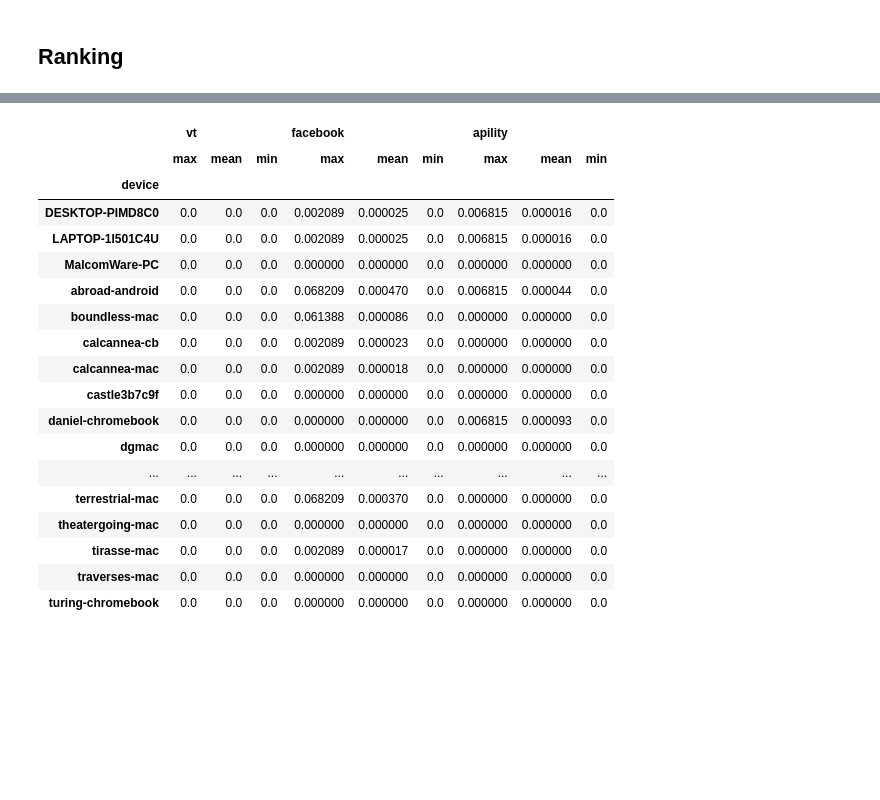
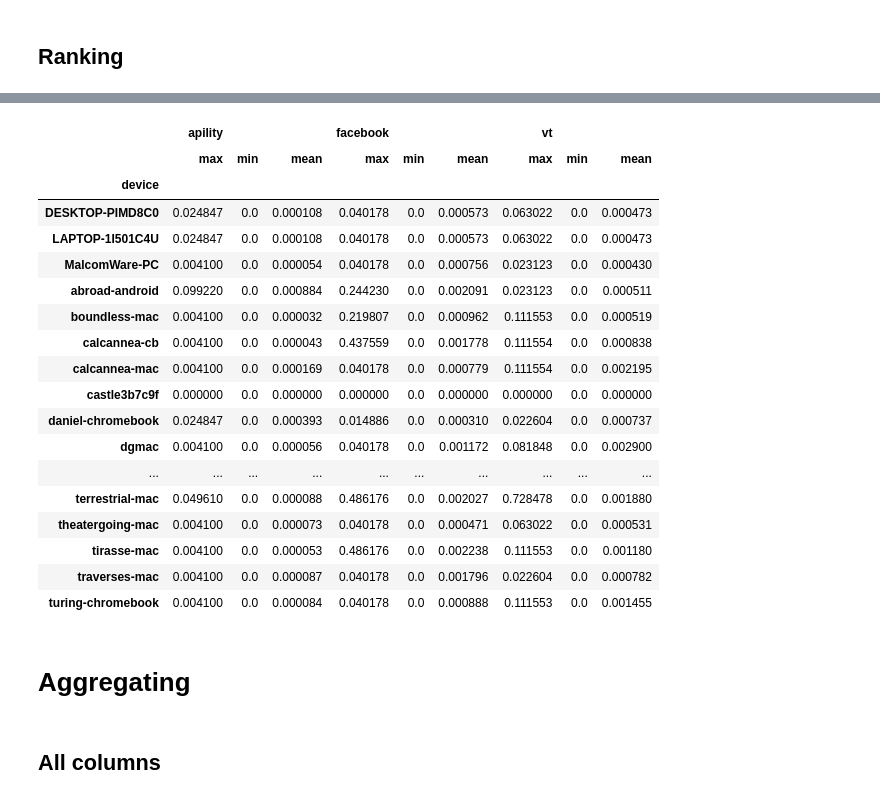
Before and after one commit to careytews/threat-graph-utils, a Jupyter notebook: domain-threat-vector.ipynb, the cells around one changed output, grey strips where cells are left out. Saved outputs shown, nothing was run; the diff lists cells and outputs as text; code cells hidden in the pictures; blank space fills up the shorter version.

```diff
--- a/domain-threat-vector.ipynb
+++ b/domain-threat-vector.ipynb
@@ -6,7 +6,7 @@
 import pickle
 import time
 # %%
-df = pickle.load(open("vector.DOMAINS"))
+df = pickle.load(open("vector.DOMAINS", "rb"))
 # %% [markdown]
 ## Show vector, timestamps converted to days
 # %%
@@ -306,22 +163,26 @@ df_sum.sort_values(by=["count"])
 # %%
-df_sum.groupby(["device"]).agg({v:{"max":"max","min":"min","mean":"mean"} for v in ["apility", "facebook", "vt"]})
+df.groupby(["device"]).agg({v:{"max":"max","min":"min","mean":"mean"} for v in ["apility", "facebook", "vt"]})
 # %% [output]
-|  | vt |  |  | facebook |  |  | apility |  |  |
-|  | max | mean | min | max | mean | min | max | mean | min |
+|  | apility |  |  | facebook |  |  | vt |  |  |
+|  | max | min | mean | max | min | mean | max | min | mean |
 | device |  |  |  |  |  |  |  |  |  |
-| DESKTOP-PIMD8C0 | 0.0 | 0.0 | 0.0 | 0.002089 | 0.000025 | 0.0 | 0.006815 | 0.000016 | 0.0 |
-| LAPTOP-1I501C4U | 0.0 | 0.0 | 0.0 | 0.002089 | 0.000025 | 0.0 | 0.006815 | 0.000016 | 0.0 |
-| MalcomWare-PC | 0.0 | 0.0 | 0.0 | 0.000000 | 0.000000 | 0.0 | 0.000000 | 0.000000 | 0.0 |
-| abroad-android | 0.0 | 0.0 | 0.0 | 0.068209 | 0.000470 | 0.0 | 0.006815 | 0.000044 | 0.0 |
-| boundless-mac | 0.0 | 0.0 | 0.0 | 0.061388 | 0.000086 | 0.0 | 0.000000 | 0.000000 | 0.0 |
-| calcannea-cb | 0.0 | 0.0 | 0.0 | 0.002089 | 0.000023 | 0.0 | 0.000000 | 0.000000 | 0.0 |
-| calcannea-mac | 0.0 | 0.0 | 0.0 | 0.002089 | 0.000018 | 0.0 | 0.000000 | 0.000000 | 0.0 |
-| castle3b7c9f | 0.0 | 0.0 | 0.0 | 0.000000 | 0.000000 | 0.0 | 0.000000 | 0.000000 | 0.0 |
-| daniel-chromebook | 0.0 | 0.0 | 0.0 | 0.000000 | 0.000000 | 0.0 | 0.006815 | 0.000093 | 0.0 |
-| dgmac | 0.0 | 0.0 | 0.0 | 0.000000 | 0.000000 | 0.0 | 0.000000 | 0.000000 | 0.0 |
+| DESKTOP-PIMD8C0 | 0.024847 | 0.0 | 0.000108 | 0.040178 | 0.0 | 0.000573 | 0.063022 | 0.0 | 0.000473 |
+| LAPTOP-1I501C4U | 0.024847 | 0.0 | 0.000108 | 0.040178 | 0.0 | 0.000573 | 0.063022 | 0.0 | 0.000473 |
+| MalcomWare-PC | 0.004100 | 0.0 | 0.000054 | 0.040178 | 0.0 | 0.000756 | 0.023123 | 0.0 | 0.000430 |
+| abroad-android | 0.099220 | 0.0 | 0.000884 | 0.244230 | 0.0 | 0.002091 | 0.023123 | 0.0 | 0.000511 |
+| boundless-mac | 0.004100 | 0.0 | 0.000032 | 0.219807 | 0.0 | 0.000962 | 0.111553 | 0.0 | 0.000519 |
+| calcannea-cb | 0.004100 | 0.0 | 0.000043 | 0.437559 | 0.0 | 0.001778 | 0.111554 | 0.0 | 0.000838 |
+| calcannea-mac | 0.004100 | 0.0 | 0.000169 | 0.040178 | 0.0 | 0.000779 | 0.111554 | 0.0 | 0.002195 |
+| castle3b7c9f | 0.000000 | 0.0 | 0.000000 | 0.000000 | 0.0 | 0.000000 | 0.000000 | 0.0 | 0.000000 |
+| daniel-chromebook | 0.024847 | 0.0 | 0.000393 | 0.014886 | 0.0 | 0.000310 | 0.022604 | 0.0 | 0.000737 |
+| dgmac | 0.004100 | 0.0 | 0.000056 | 0.040178 | 0.0 | 0.001172 | 0.081848 | 0.0 | 0.002900 |
 | ... | ... | ... | ... | ... | ... | ... | ... | ... | ... |
-| terrestrial-mac | 0.0 | 0.0 | 0.0 | 0.068209 | 0.000370 | 0.0 | 0.000000 | 0.000000 | 0.0 |
-| theatergoing-mac | 0.0 | 0.0 | 0.0 | 0.000000 | 0.000000 | 0.0 | 0.000000 | 0.000000 | 0.0 |
-| tirasse-mac | 0.0 | 0.0 | 0.0 | 0.002089 | 0.000017 | 0.0 | 0.000000 | 0.000000 | 0.0 |
-| traverses-mac | 0.0 | 0.0 | 0.0 | 0.000000 | 0.000000 | 0.0 | 0.000000 | 0.000000 | 0.0 |
-| turing-chromebook | 0.0 | 0.0 | 0.0 | 0.000000 | 0.000000 | 0.0 | 0.000000 | 0.000000 | 0.0 |
+| terrestrial-mac | 0.049610 | 0.0 | 0.000088 | 0.486176 | 0.0 | 0.002027 | 0.728478 | 0.0 | 0.001880 |
+| theatergoing-mac | 0.004100 | 0.0 | 0.000073 | 0.040178 | 0.0 | 0.000471 | 0.063022 | 0.0 | 0.000531 |
+| tirasse-mac | 0.004100 | 0.0 | 0.000053 | 0.486176 | 0.0 | 0.002238 | 0.111553 | 0.0 | 0.001180 |
+| traverses-mac | 0.004100 | 0.0 | 0.000087 | 0.040178 | 0.0 | 0.001796 | 0.022604 | 0.0 | 0.000782 |
+| turing-chromebook | 0.004100 | 0.0 | 0.000084 | 0.040178 | 0.0 | 0.000888 | 0.111553 | 0.0 | 0.001455 |
+# %% [markdown]
+# Aggregating
+# %% [markdown]
+## All columns
```
Also changed, not shown: parts of 31 cells of this notebook, 1 other file.
